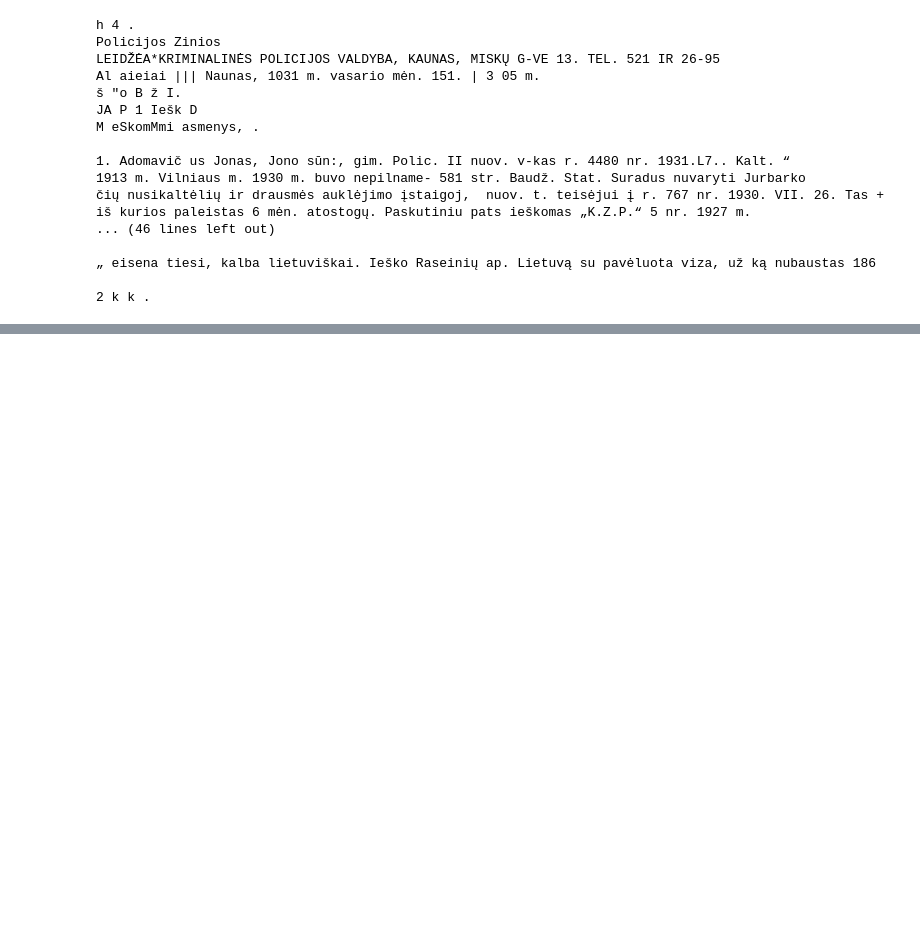
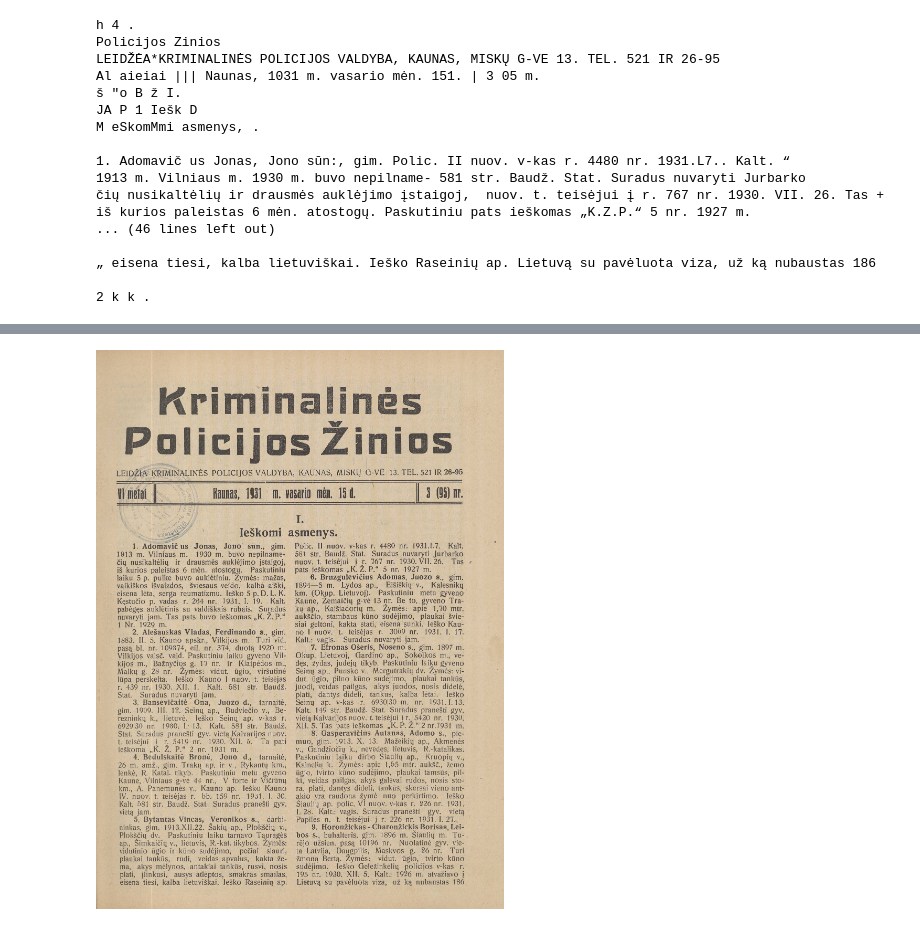
Before and after one commit to nergir/Baigiamasis, a Jupyter notebook: epaveldas.ipynb, the cells around one changed output, grey strips where cells are left out. Saved outputs shown, nothing was run; the diff lists cells and outputs as text; code cells hidden in the pictures; blank space fills up the shorter version.

```diff
--- a/epaveldas.ipynb
+++ b/epaveldas.ipynb
@@ -120,0 +57,4 @@ TypeError: 'module' object is not callable
+# %%
+Disp.Image(response.content)
+# %% [output]
+[figure, added]
```
Also changed, not shown: parts of 6 cells of this notebook, 3 other files.
